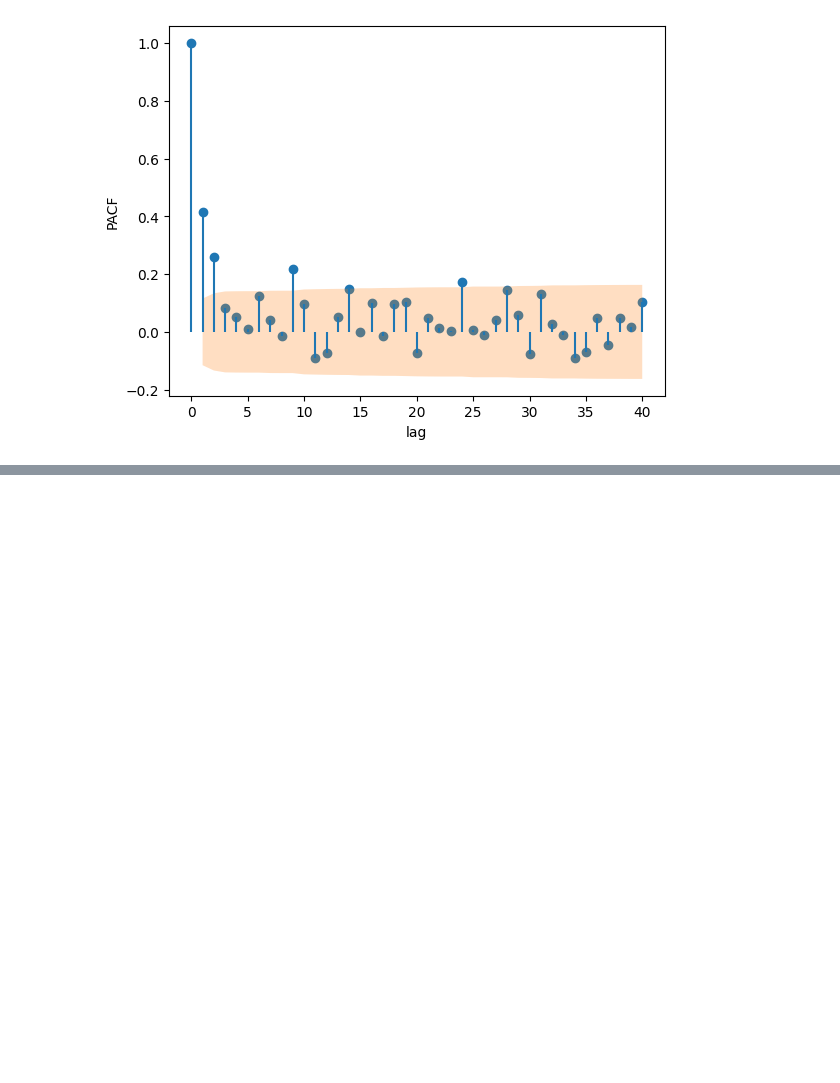
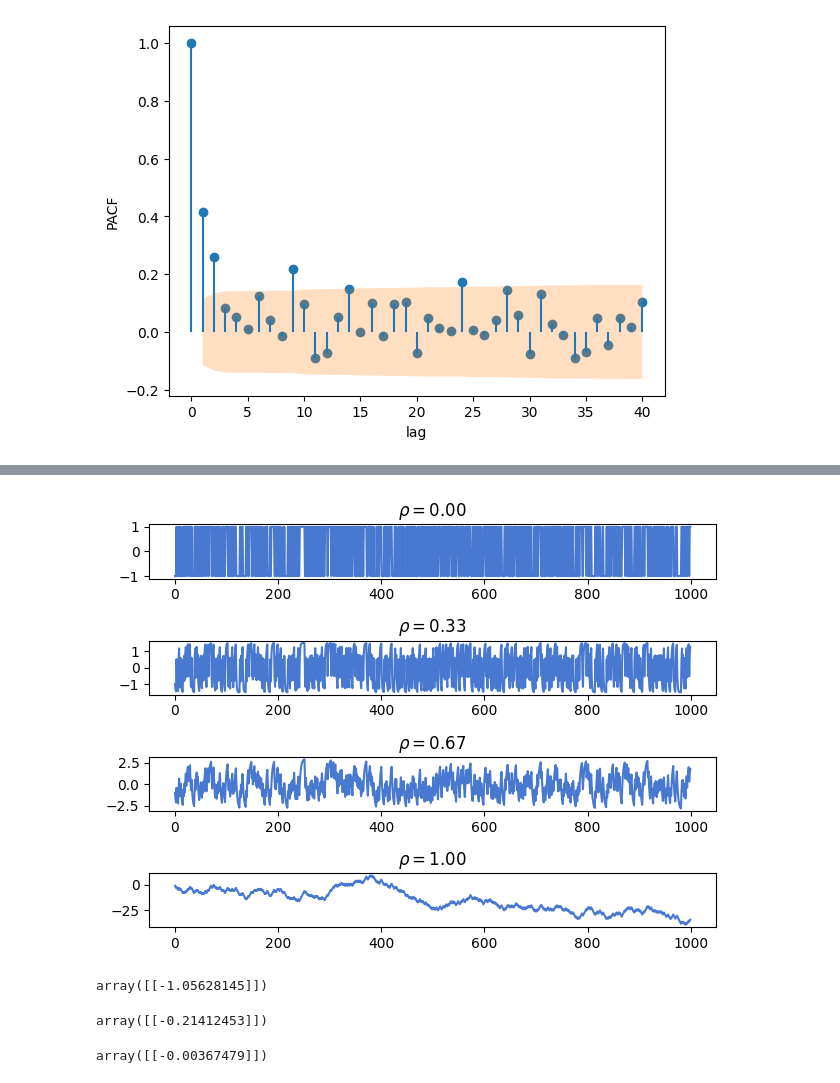
Before and after one commit to taniagmangolini/machine-learning, a Jupyter notebook: temporal_series/time_series_book.ipynb, the cells around one changed output, grey strips where cells are left out. Saved outputs shown, nothing was run; the diff lists cells and outputs as text; code cells hidden in the pictures; blank space fills up the shorter version.

```diff
--- a/temporal_series/time_series.ipynb
+++ b/temporal_series/time_series_book.ipynb
@@ -1851,0 +1921,15 @@ plot_pacf(detrended)
+# %%
+n_steps = 4
+rho_lst = np.linspace(0, 1, n_steps) # varying rho we can interpolate between stationary and non-stationary
+steps =  flip_coin(1, 1000)
+# %%
+fig, axs = plt.subplots(n_steps, 1)
+
+for i, rho in enumerate(rho_lst):
+  position = position_rho(steps, rho)
+  axs[i].plot(position)
+  axs[i].set_title(r'$\rho=%1.2f$' % rho)
+
+fig.tight_layout()
+# %% [output]
+[figure, added]
@@ -1851,0 +1955,16 @@ plot_pacf(detrended)
+# %%
+# the more different from zero it is the more strongly we can be sure that the process is stationary
+position = position_rho(steps, 0) # rho 0: stationary
+dftest(position)
+# %% [output]
+array([[-1.05628145]])
+# %%
+position = position_rho(steps, 0.8)
+dftest(position)
+# %% [output]
+array([[-0.21412453]])
+# %%
+position = position_rho(steps, 1) # rho 1: random walk
+dftest(position)
+# %% [output]
+array([[-0.00367479]])
```
Also changed, not shown: parts of 13 cells of this notebook.
